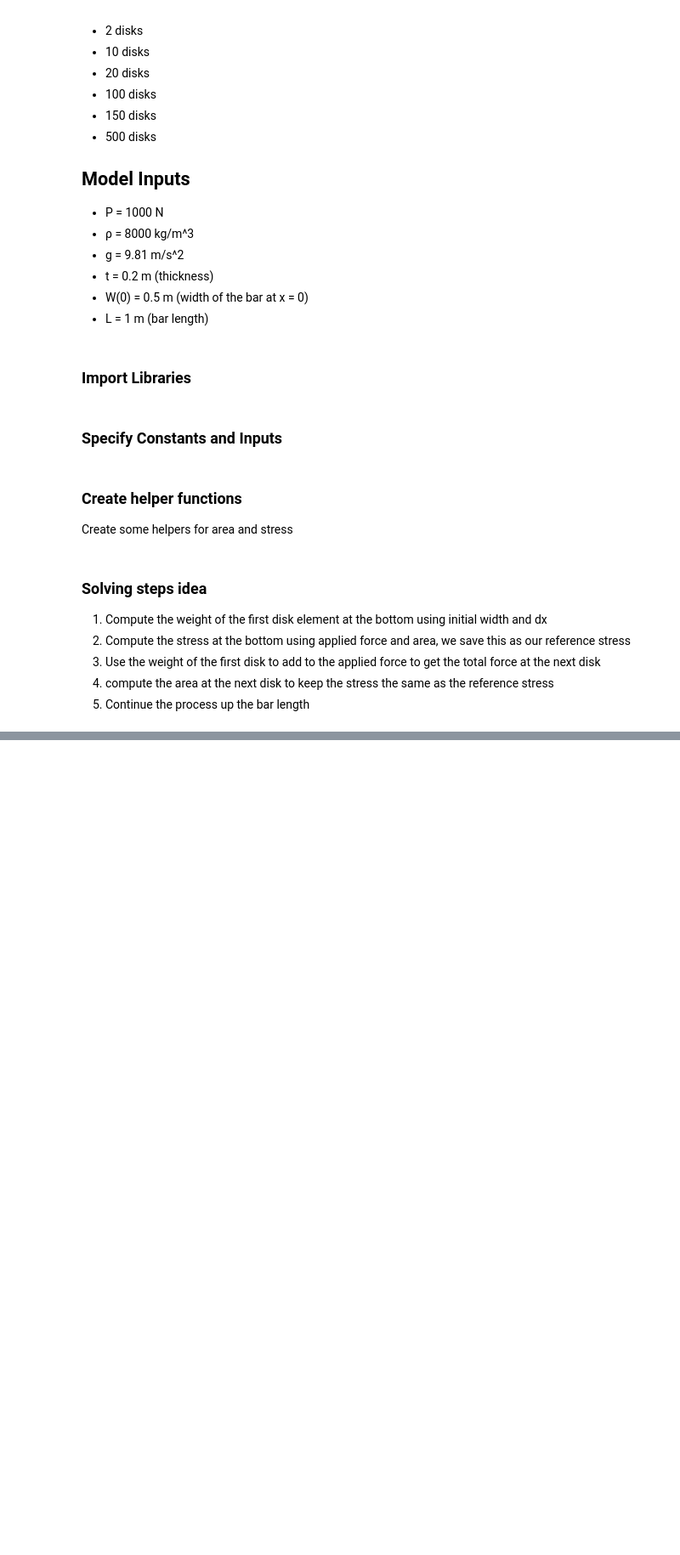
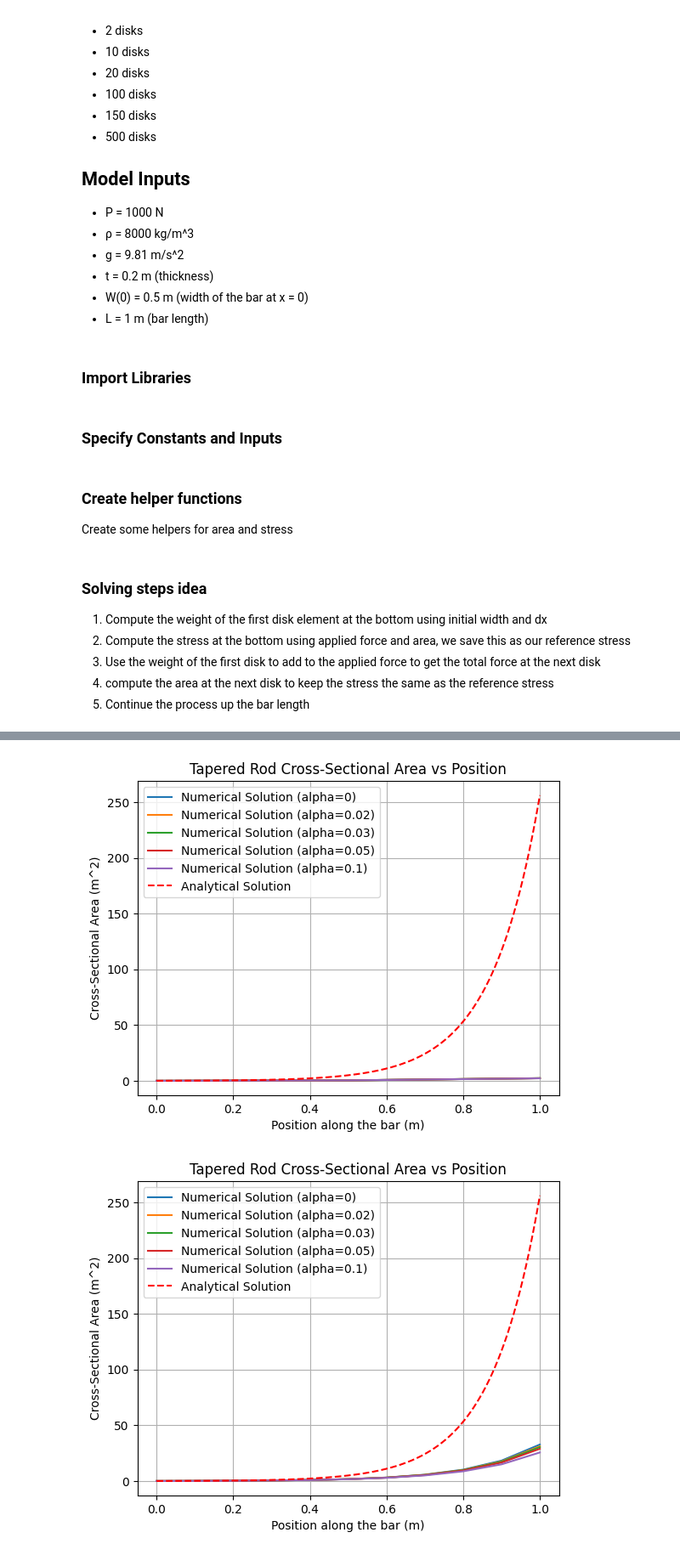
Before and after one commit to AndreCox/ENGR-492-Final, a Jupyter notebook: final-exam.ipynb, the cells around one changed output, grey strips where cells are left out. Shown at 85% size. Saved outputs shown, nothing was run; the diff lists cells and outputs as text; code cells hidden in the pictures; blank space fills up the shorter version.

```diff
--- a/final-exam.ipynb
+++ b/final-exam.ipynb
@@ -143,0 +104,40 @@ Disk Weight: 116640378.16 N
+# %%
+disks = [2, 10, 20, 100, 150, 500]
+alpha = [0, 0.02, 0.03, 0.05, 0.1]
+
+x_analytical = np.linspace(0, L_length, 500)
+A0 = w0_initial_width * t0_initial_thickness
+areas_analytical = analytical_area(x_analytical, A0, p_density, g_gravity, P_applied_force)
+
+for s in disks:
+    for a in alpha:
+        x_positions, areas, disk_weights = compute_tapered_rod(
+            P_applied_force,
+            p_density,
+            g_gravity,
+            w0_initial_width,
+            t0_initial_thickness,
+            L_length,
+            s,
+            a
+        )
+        df = pd.DataFrame({
+            'Position (m)': x_positions,
+            'Area (m^2)': areas,
+            'Disk Weight (N)': disk_weights
+        })
+
+
+        # plot the position vs area
+        plt.plot(df['Position (m)'], df['Area (m^2)'], label=f'Numerical Solution (alpha={a})')
+    plt.xlabel('Position along the bar (m)')
+    plt.ylabel('Cross-Sectional Area (m^2)')
+    plt.plot(x_analytical, areas_analytical, label='Analytical Solution', color='red', linestyle='--')
+
+    plt.title('Tapered Rod Cross-Sectional Area vs Position')
+    plt.legend()
+    plt.grid()
+    plt.show()
+# %% [output]
+[figure, added]
+[figure, added]
```
Also changed, not shown: parts of 8 cells of this notebook, 7 other files.
